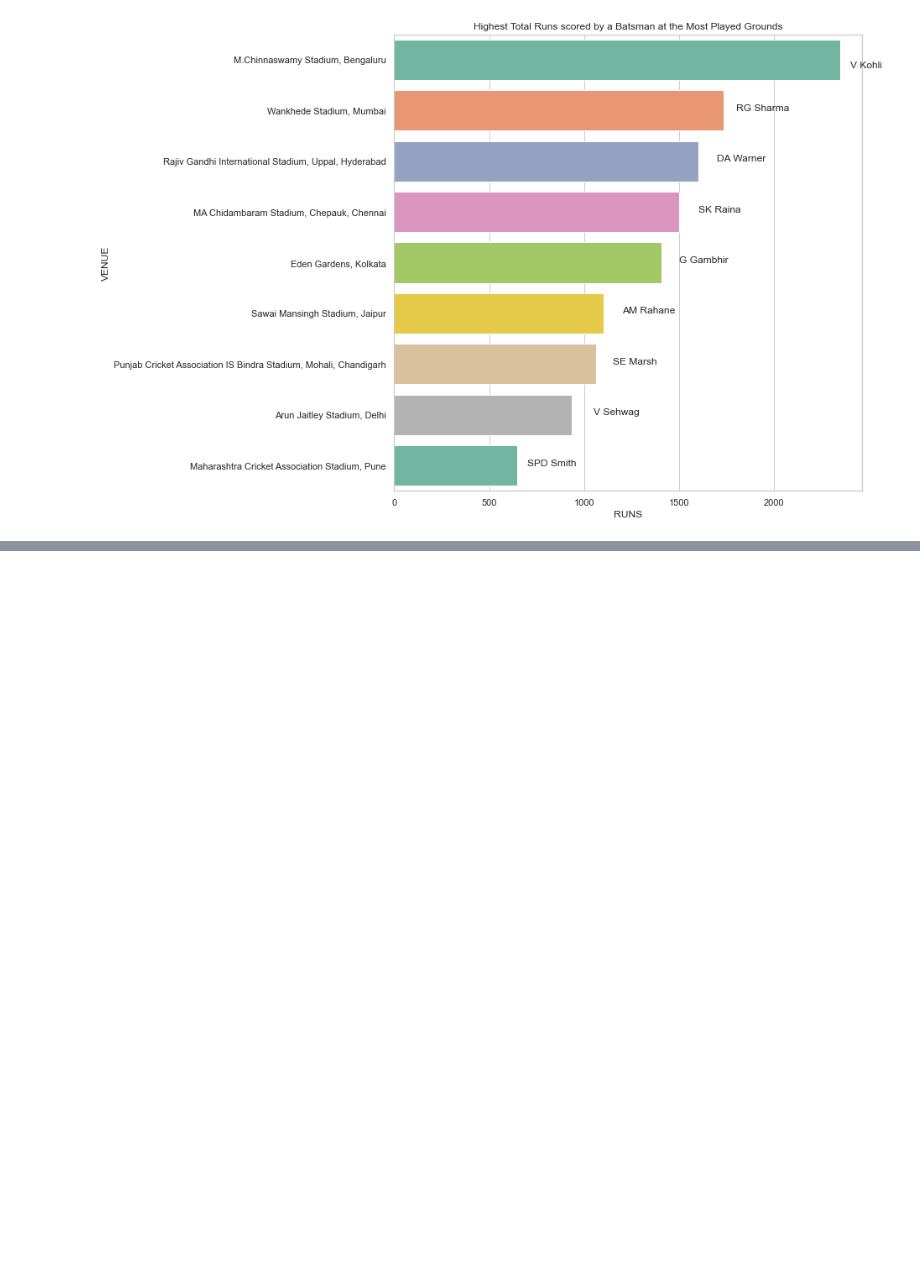
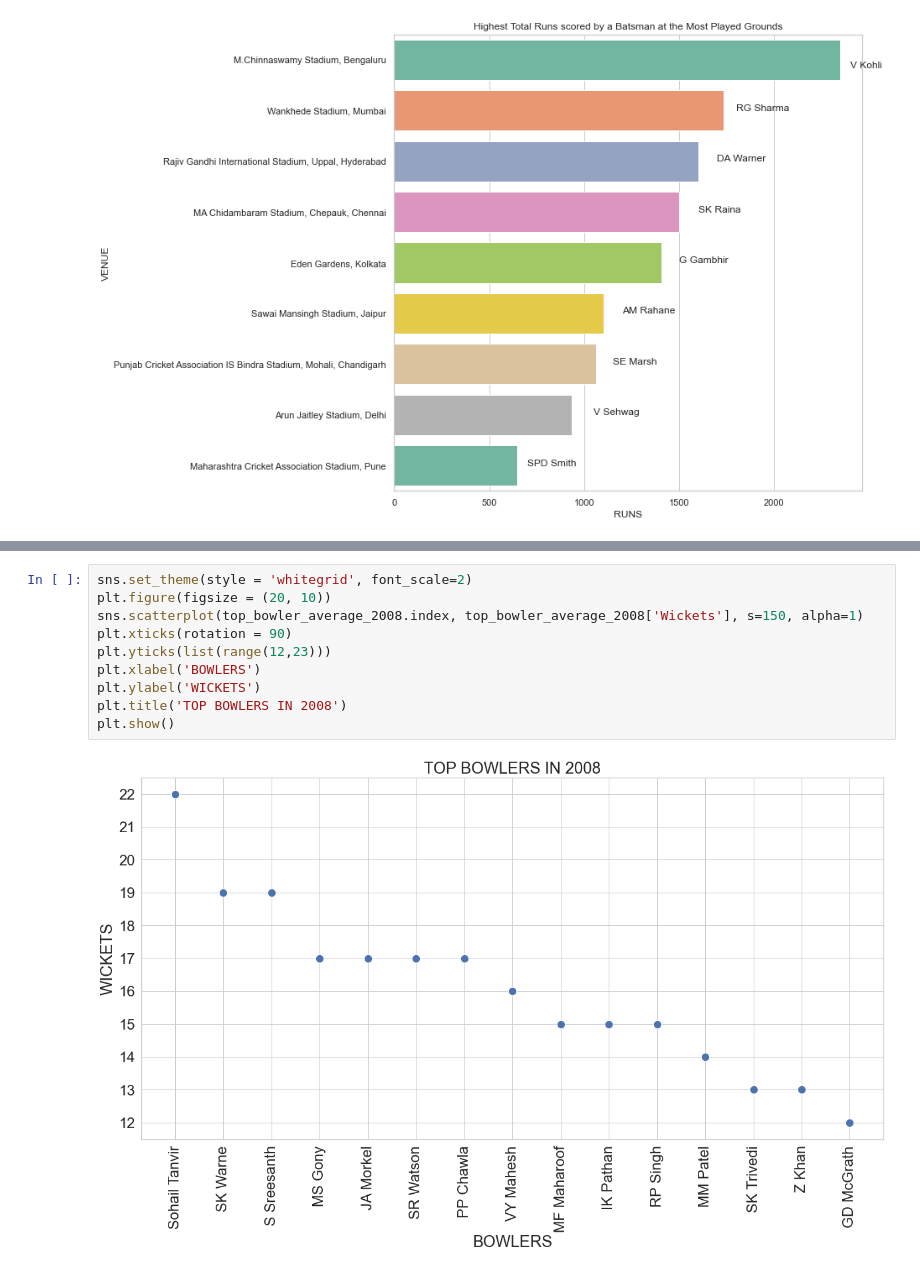
Before and after one commit to umesh-gattem/IPL-D-VIZ, a Jupyter notebook: project/Data Visualization project_murtaza.ipynb, the cells around one changed output, grey strips where cells are left out. Saved outputs shown, nothing was run; the diff lists cells and outputs as text; blank space fills up the shorter version.

```diff
--- a/project/Data Visualization project_murtaza.ipynb
+++ b/project/Data Visualization project_murtaza.ipynb
@@ -1284,0 +1198,12 @@ plt.show()
+# %%
+sns.set_theme(style = 'whitegrid', font_scale=2)
+plt.figure(figsize = (20, 10))
+sns.scatterplot(top_bowler_average_2008.index, top_bowler_average_2008['Wickets'], s=150, alpha=1)
+plt.xticks(rotation = 90)
+plt.yticks(list(range(12,23)))
+plt.xlabel('BOWLERS')
+plt.ylabel('WICKETS')
+plt.title('TOP BOWLERS IN 2008')
+plt.show()
+# %% [output]
+[figure, added]
```
Also changed, not shown: parts of 81 cells of this notebook.
